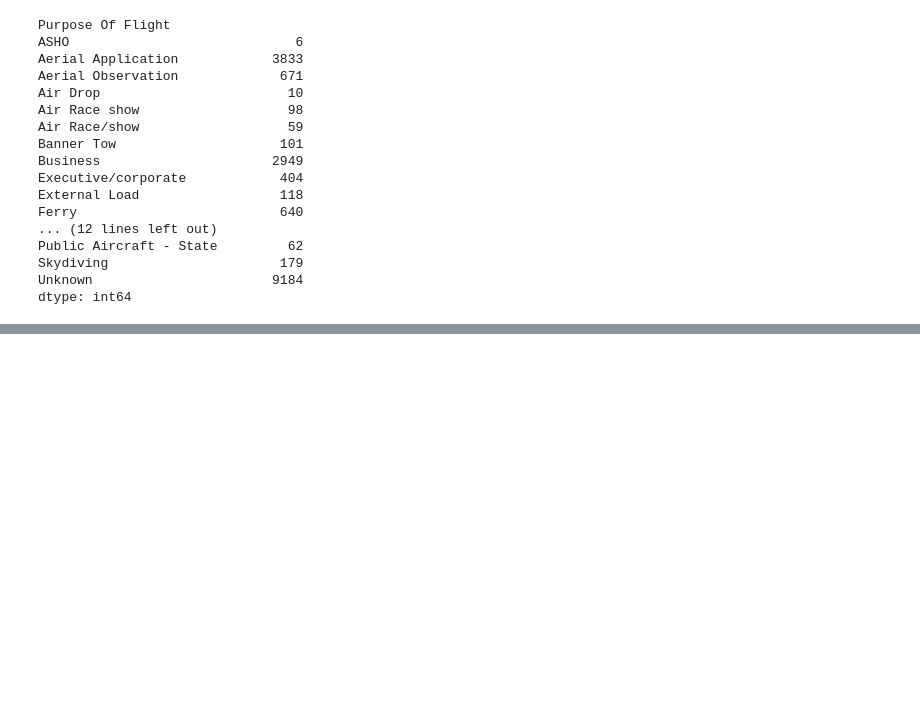
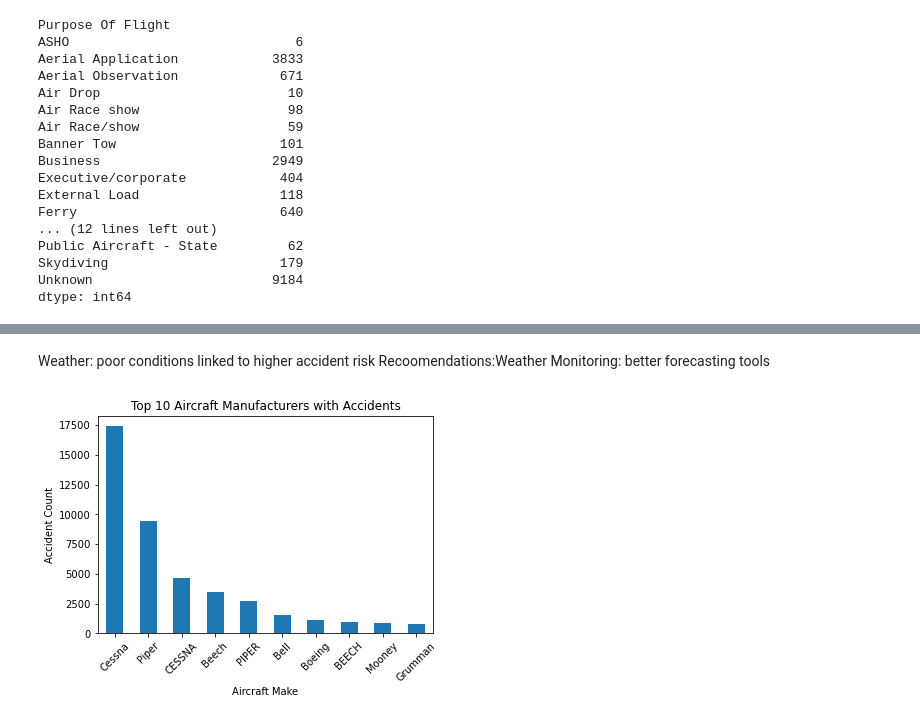
Before and after one commit to edgarowuor-tech/Phase1.Project, a Jupyter notebook: project1.ipynb, the cells around one changed output, grey strips where cells are left out. Cells and saved outputs as stored; diff of their text form; code cells hidden in the pictures; blank space fills up the shorter version.

```diff
--- a/project1.ipynb
+++ b/project1.ipynb
@@ -528,0 +569,13 @@ dtype: int64
+# %% [markdown]
+Weather: poor conditions linked to higher accident risk
+Recoomendations:Weather Monitoring: better forecasting tools
+# %%
+#Top Aircraft Manufacturers in Accidents
+aviation_df.groupby("Make").size().sort_values(ascending=False).head(10).plot(kind="bar")
+plt.title("Top 10 Aircraft Manufacturers with Accidents")
+plt.xlabel("Aircraft Make")
+plt.ylabel("Accident Count")
+plt.xticks(rotation=45)
+plt.show()
+# %% [output]
+[figure, added]
```
Also changed, not shown: parts of 13 cells of this notebook.
